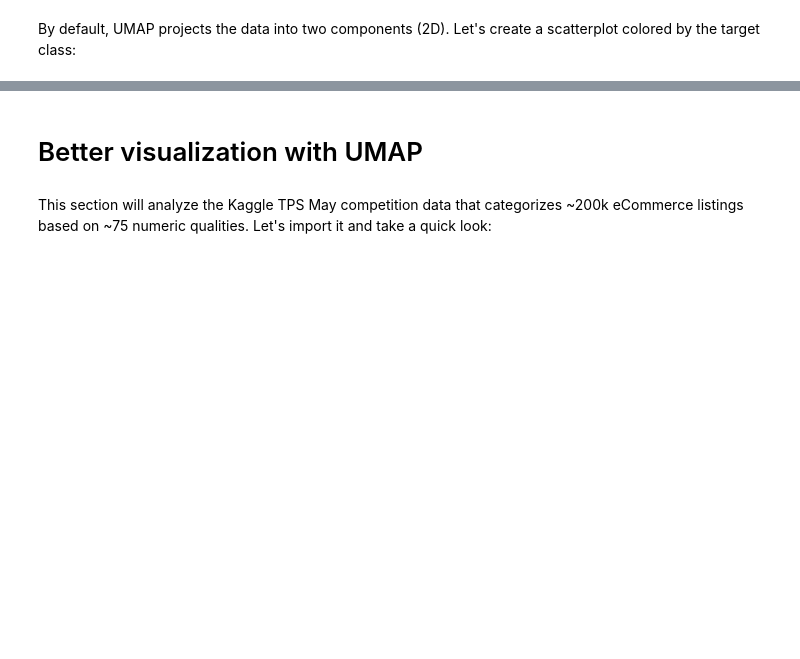
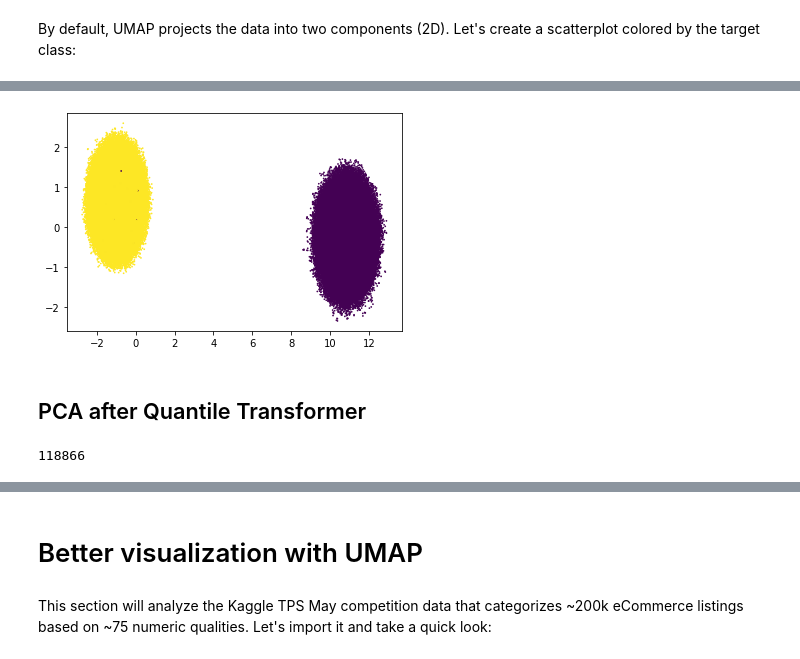
Before and after one commit to harnalashok/DataVisualization, a Jupyter notebook: umap_tutorial_on_100_dimensional_data.ipynb, the cells around one changed output, grey strips where cells are left out. Cells and saved outputs as stored; diff of their text form; code cells hidden in the pictures; blank space fills up the shorter version.

```diff
--- a/umap_tutorial_on_100_dimensional_data.ipynb
+++ b/umap_tutorial_on_100_dimensional_data.ipynb
@@ -163,0 +221,6 @@ But, this plot is in no way close to what I have shown you. It is still overplot
+# %%
+%%time
+# 56 seconds
+# 7.0 Preprocess again
+pipe = make_pipeline(SimpleImputer(strategy="mean"), StandardScaler(),QuantileTransformer() )
+Xp = pipe.fit_transform(X)
@@ -163,0 +230,5 @@ But, this plot is in no way close to what I have shown you. It is still overplot
+# %%
+# 7.1 Sample Xp
+Xp.shape  # (957919, 118)
+Xp_sample = Xp[indicies,:]
+Xp_sample.shape   # (100000, 118)
@@ -163,0 +238,6 @@ But, this plot is in no way close to what I have shown you. It is still overplot
+# %%
+%%time
+# 7.2 Fit UMAP to processed data
+#      Takes 2min
+manifold = umap.UMAP().fit(Xp_sample, y)
+X_reduced_2 = manifold.transform(Xp_sample)  # Takes 3minutes
@@ -163,0 +247,22 @@ But, this plot is in no way close to what I have shown you. It is still overplot
+# %%
+# 7.3 Plot the results
+#     This one is more rounded with less outliers
+#     compared to earlier one:
+plt.scatter(X_reduced_2[:, 0], X_reduced_2[:, 1], c=y, s=0.5);
+# %% [output]
+[figure, added]
+# %% [markdown]
+## PCA after Quantile Transformer
+# %%
+# 8.0 Delete all objects
+#      Release memory
+del X_reduced_2
+del Xp
+del X_pca
+del Xp_sample
+del X_reduced
+del X_pca_sample
+del tps
+gc.collect()
+# %% [output]
+118866
```
Also changed, not shown: parts of 58 cells of this notebook.
